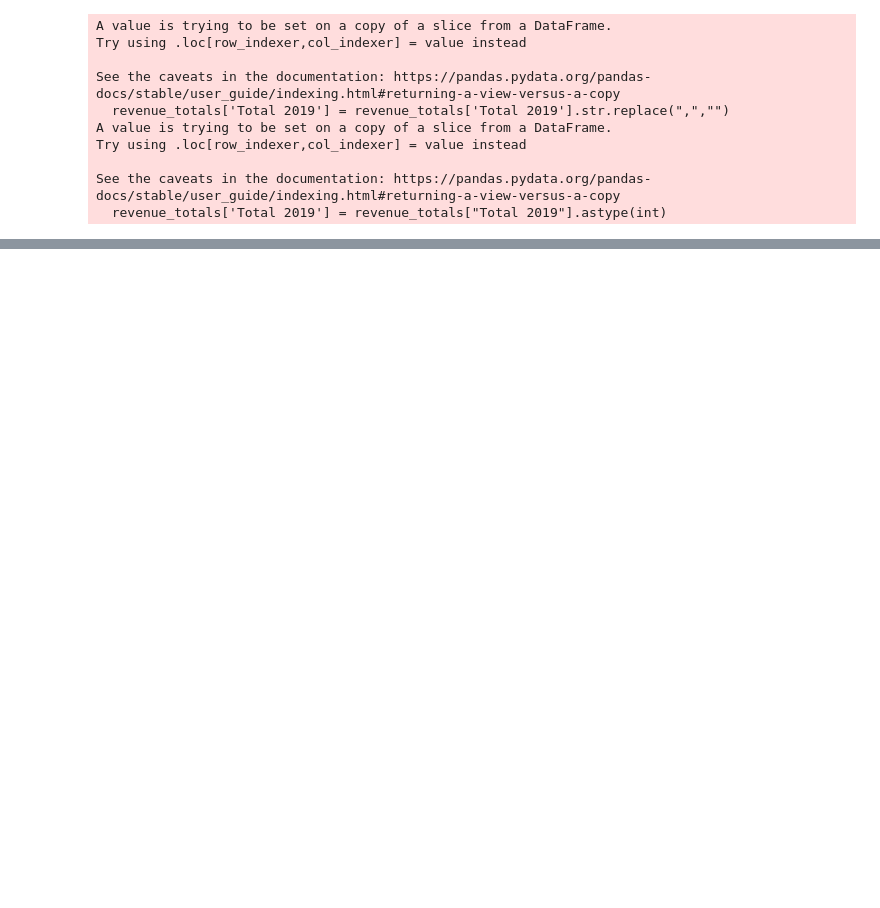
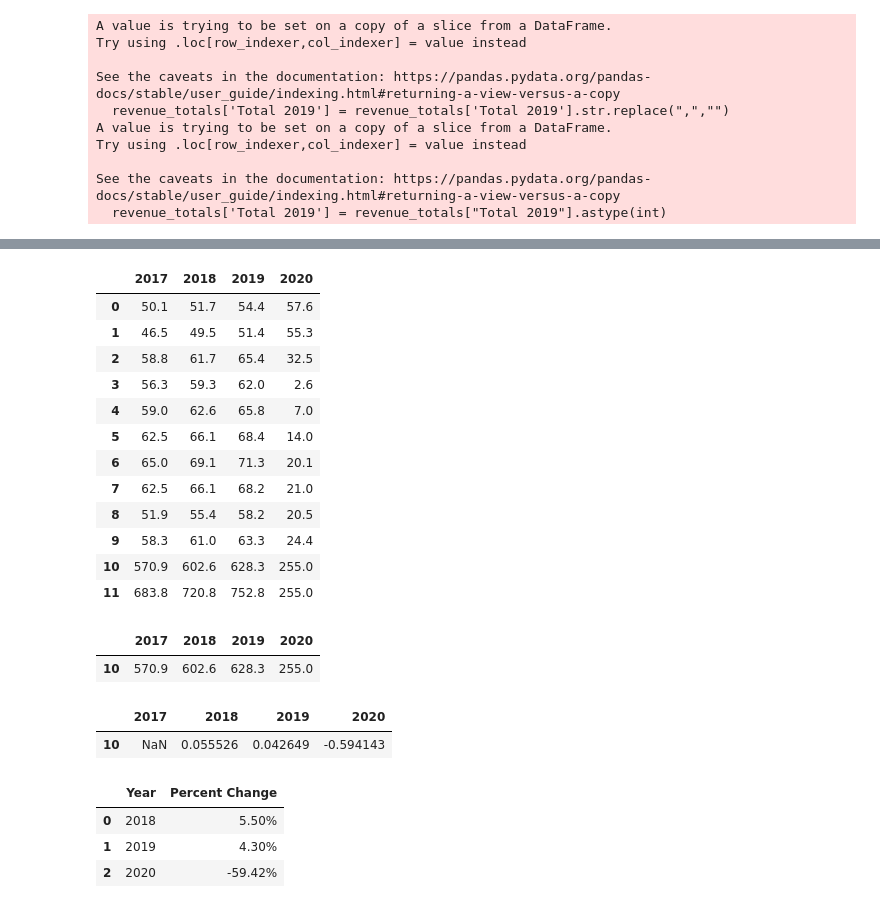
Before and after one commit to paulpreetam/Project1, a Jupyter notebook: Question 3-Revenue Passenger Miles.ipynb, the cells around one changed output, grey strips where cells are left out. Cells and saved outputs as stored; diff of their text form; code cells hidden in the pictures; blank space fills up the shorter version.

```diff
--- a/Question 3-Revenue Passenger Miles.ipynb
+++ b/Question 3-Revenue Passenger Miles.ipynb
@@ -8,5 +10,6 @@ import scipy.stats as sts
 # %%
 data2019 = pd.read_csv("Resources/RevenuePassengerMiles2019.csv")
 data2020 = pd.read_csv("Resources/RevenuePassengerMiles2020.csv")
+domestic_revenue= pd.read_csv("Resources/Domestic Revenue.csv")
 # %%
 combined_revenue = pd.merge(data2019, data2020, on= ["Month"], how = "outer")
@@ -151,0 +155,45 @@ Text(0, 0.5, 'Revenue x 10 million')
+# %%
+domestic_revenue = domestic_revenue[["2017", "2018", "2019", "2020"]]
+domestic_revenue.dropna()
+# 0-9 Are months January - October, 10 is the 10 month total, 11 is the yearly total - includes November and December data,
+# which is not available for 2020.
+# %% [output]
+|  | 2017 | 2018 | 2019 | 2020 |
+| 0 | 50.1 | 51.7 | 54.4 | 57.6 |
+| 1 | 46.5 | 49.5 | 51.4 | 55.3 |
+| 2 | 58.8 | 61.7 | 65.4 | 32.5 |
+| 3 | 56.3 | 59.3 | 62.0 | 2.6 |
+| 4 | 59.0 | 62.6 | 65.8 | 7.0 |
+| 5 | 62.5 | 66.1 | 68.4 | 14.0 |
+| 6 | 65.0 | 69.1 | 71.3 | 20.1 |
+| 7 | 62.5 | 66.1 | 68.2 | 21.0 |
+| 8 | 51.9 | 55.4 | 58.2 | 20.5 |
+| 9 | 58.3 | 61.0 | 63.3 | 24.4 |
+| 10 | 570.9 | 602.6 | 628.3 | 255.0 |
+| 11 | 683.8 | 720.8 | 752.8 | 255.0 |
+# %%
+ten_month_revenue = domestic_revenue.iloc[10:11]
+
+ten_month_revenue
+# %% [output]
+|  | 2017 | 2018 | 2019 | 2020 |
+| 10 | 570.9 | 602.6 | 628.3 | 255.0 |
+# %%
+# compare total revenue data from 2017-2020 by percent of increase/decrease from previous year.
+
+ten_month_revenue = ten_month_revenue.pct_change(axis='columns')
+
+ten_month_revenue
+# %% [output]
+|  | 2017 | 2018 | 2019 | 2020 |
+| 10 | NaN | 0.055526 | 0.042649 | -0.594143 |
+# %%
+percent_data = {"Year": [2018, 2019, 2020], "Percent Change": [.055, .043, -.5942]}
+pd.options.display.float_format = '{:.2%}'.format
+revenue_percent = pd.DataFrame(data= percent_data)
+revenue_percent
+# %% [output]
+|  | Year | Percent Change |
+| 0 | 2018 | 5.50% |
+| 1 | 2019 | 4.30% |
+| 2 | 2020 | -59.42% |
```
Also changed, not shown: parts of 12 cells of this notebook.
